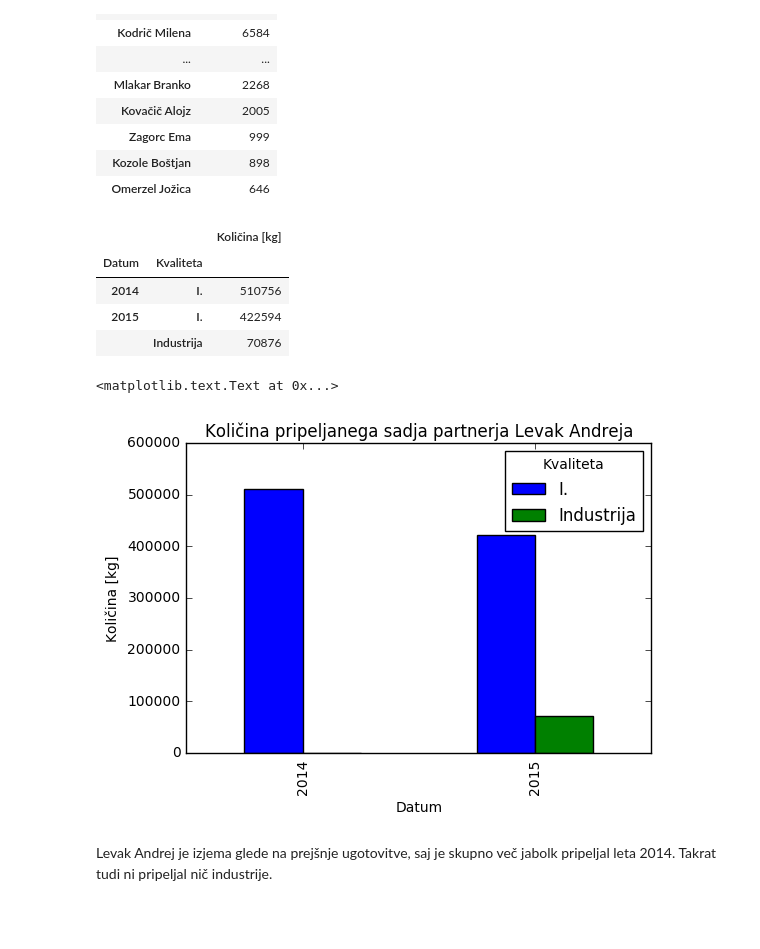
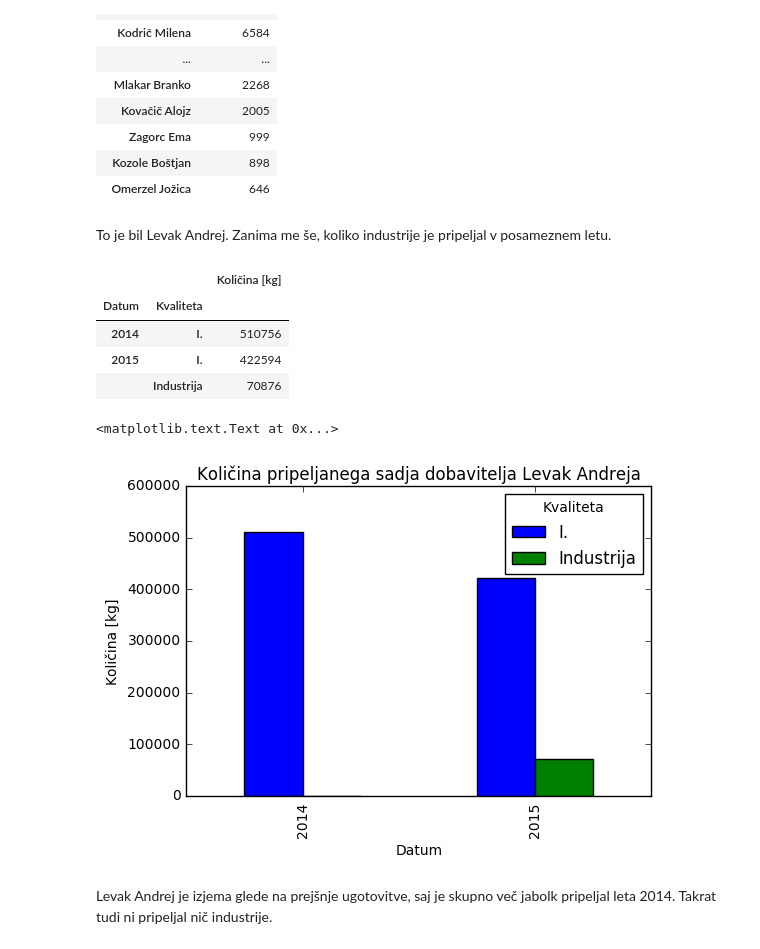
Before and after one commit to adrstvensek/Kvaliteta-prejetega-sadja, a Jupyter notebook: Projekt.ipynb, the cells around one changed output. Cells and saved outputs as stored; diff of their text form; code cells hidden in the pictures; blank space fills up the shorter version.

```diff
--- a/Projekt.ipynb
+++ b/Projekt.ipynb
@@ -104,3 +104,5 @@ To je bil Levak Andrej. Zanima me še, koliko industrije je pripeljal v posamezn
+# %% [markdown]
+To je bil Levak Andrej. Zanima me še, koliko industrije je pripeljal v posameznem letu.
 # %%
 levak_andrej = kvaliteta[kvaliteta['Dobavitelj'] == 'Levak Andrej'].groupby([kvaliteta['Datum'].dt.year, kvaliteta['Kvaliteta']]).sum()
 levak_andrej
@@ -111,11 +113,11 @@ levak_andrej
 | 2015 | I. | 422594 |
 |  | Industrija | 70876 |
 # %%
-levak_andrej.unstack().plot(kind='bar', y='Količina [kg]', title="Količina pripeljanega sadja partnerja Levak Andreja")\
+levak_andrej.unstack().plot(kind='bar', y='Količina [kg]', title="Količina pripeljanega sadja dobavitelja Levak Andreja")\
     .set_ylabel("Količina [kg]")
 # %% [output]
 <matplotlib.text.Text at 0x...>
-[figure, old version]
+[figure, new version]
 # %% [markdown]
 Levak Andrej je izjema glede na prejšnje ugotovitve, saj je skupno več jabolk pripeljal leta 2014. Takrat tudi ni pripeljal nič industrije.
 # %% [markdown]
```
Also changed, not shown: parts of 19 cells of this notebook.
